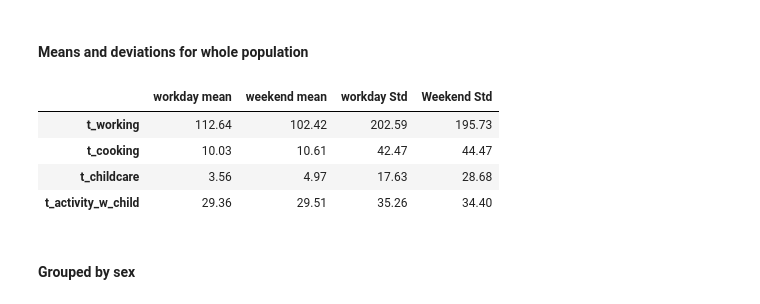
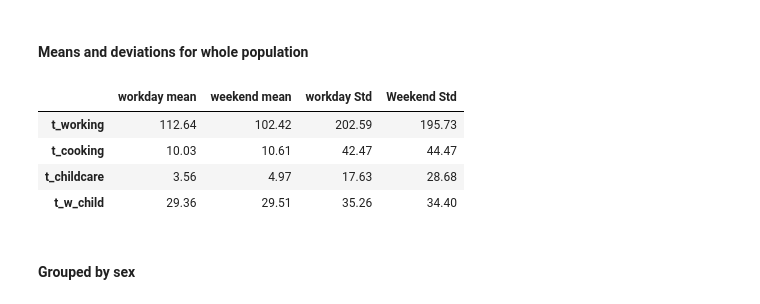
Before and after one commit to arttusamuel/statisical_data_analysis, a Jupyter notebook: stat-data-project/data-cleaning.ipynb, the cells around one changed output. Cells and saved outputs as stored; diff of their text form; code cells hidden in the pictures.

```diff
--- a/stat-data-project/data-cleaning.ipynb
+++ b/stat-data-project/data-cleaning.ipynb
@@ -120,7 +120,7 @@ df.rename(columns={'kohde': 'household_id',
                    'V1': 't_working',
                    'V21': 't_cooking',
                    'V22': 't_childcare',
-                   'V5': 't_activity_w_child',
-                   'H1a_A': 'visited_cinema',
-                   'H1b_A': 'visited_theatre'
+                   'V5': 't_w_child',
+                   'H1a_A': 'v_cinema',
+                   'H1b_A': 'v_theatre'
                    }, inplace=True)
@@ -160,14 +166,14 @@ dtype: int64
 ### Cleaning erroneous values
 Bad values to nan and dropped
 # %%
-# df[['visited_cinema', 'visited_theatre']].value_counts() --> Shows bad values
+# df[['v_cinema', 'v_theatre']].value_counts() --> Shows bad values
 
-# 'Visited_Cinema' and 'Visited_Theatre' has NaN values and other erroneous values
+# 'v_cinema' and 'v_theatre' has NaN values and other erroneous values
 # Change errenoeus to NaN and then delete all rows containing NaN values
 
-df['visited_cinema'] = df['visited_cinema'].apply(lambda x: 'Yes' if x == 1.0 else 'No' if x == 2.0 else np.nan)
-df['visited_theatre'] = df['visited_theatre'].apply(lambda x: 'Yes' if x == 1.0 else 'No' if x == 2.0 else np.nan)
-df.dropna(subset=['visited_cinema', 'visited_theatre'], inplace=True)
+df['v_cinema'] = df['v_cinema'].apply(lambda x: 'Yes' if x == 1.0 else 'No' if x == 2.0 else np.nan)
+df['v_theatre'] = df['v_theatre'].apply(lambda x: 'Yes' if x == 1.0 else 'No' if x == 2.0 else np.nan)
+df.dropna(subset=['v_cinema', 'v_theatre'], inplace=True)
 
 print(df.isna().sum())
 # %% [output]
@@ -187,7 +193,7 @@ dtype: int64
 # %% [markdown]
 There is some values formatted '00:00' as str. It is hard to know if they are miss typed or spelled since other values are in minutes but these appear to be in hours. is 01:10 meant to be 110 minutes or 1h10min. Therefore dropping them out of the data.
 # %%
-columns_to_clean = ['t_working','t_cooking', 't_childcare', 't_activity_w_child']
+columns_to_clean = ['t_working','t_cooking', 't_childcare', 't_w_child']
 for column in columns_to_clean:
     df[column] = df[column].apply(
         lambda x: pd.to_numeric(x, errors='coerce')  # Convert to numeric, set invalid to NaN
@@ -228,11 +234,11 @@ df['area'] = pd.Categorical(df['area'])                                 # Catego
 df['t_working'] = df['t_working'].astype('int64')
 df['t_cooking'] = df['t_cooking'].astype('int64')
 df['t_childcare'] = df['t_childcare'].astype('int64')
-df['t_activity_w_child'] = df['t_activity_w_child'].astype('int64')
+df['t_w_child'] = df['t_w_child'].astype('int64')
 
 # Categorical, binary, indicator
-df['visited_cinema'] = pd.Categorical(df['visited_cinema'])
-df['visited_theatre'] = pd.Categorical(df['visited_theatre'])
+df['v_cinema'] = pd.Categorical(df['v_cinema'])
+df['v_theatre'] = pd.Categorical(df['v_theatre'])
 
 df.dtypes
 
@@ -516,23 +540,23 @@ workday_stats, weekend_stats
 # %% [markdown]
 #### Means and deviations for whole population
 # %%
-list = ['t_working', 't_cooking', 't_childcare', 't_activity_w_child']
+list = ['t_working', 't_cooking', 't_childcare', 't_w_child']
 # print(df['day_of_week' == 'workday'][list].std())
-weekday_mean = df[df['day_of_week'] == 'workday'][list].mean()
-workday_mean = df[df['day_of_week'] == 'weekend'][list].mean()
+workday_mean = df[df['day_of_week'] == 'workday'][list].mean()
+weekend_mean = df[df['day_of_week'] == 'weekend'][list].mean()
 
-weekday_std = df[df['day_of_week'] == 'workday'][list].std()
-workday_std = df[df['day_of_week'] == 'weekend'][list].std()
+workday_std = df[df['day_of_week'] == 'workday'][list].std()
+weekend_std = df[df['day_of_week'] == 'weekend'][list].std()
 
-deviations = pd.concat([weekday_mean, workday_mean, weekday_std, workday_std], axis=1, keys=['workday mean', 'weekend mean', 'workday Std', 'Weekend Std']).round(2)
+deviations = pd.concat([workday_mean, weekend_mean, workday_std, weekend_std], axis=1, keys=['workday mean', 'weekend mean', 'workday Std', 'Weekend Std']).round(2)
 deviations
 # deviations.plot(kind='scatter')
 # %% [output]
 |  | workday mean | weekend mean | workday Std | Weekend Std |
 | t_working | 112.64 | 102.42 | 202.59 | 195.73 |
 | t_cooking | 10.03 | 10.61 | 42.47 | 44.47 |
 | t_childcare | 3.56 | 4.97 | 17.63 | 28.68 |
-| t_activity_w_child | 29.36 | 29.51 | 35.26 | 34.40 |
+| t_w_child | 29.36 | 29.51 | 35.26 | 34.40 |
 # %% [markdown]
 #### Grouped by sex
 # %%
```
Also changed, not shown: parts of 52 cells of this notebook.
